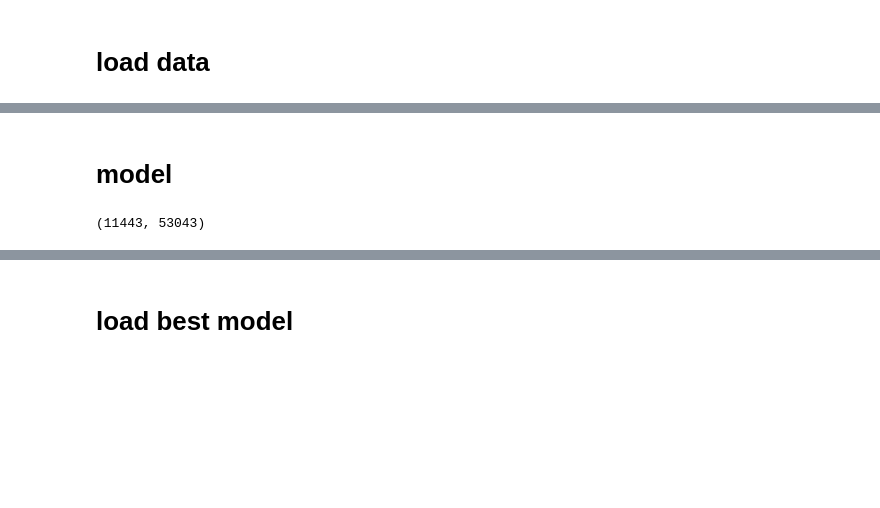
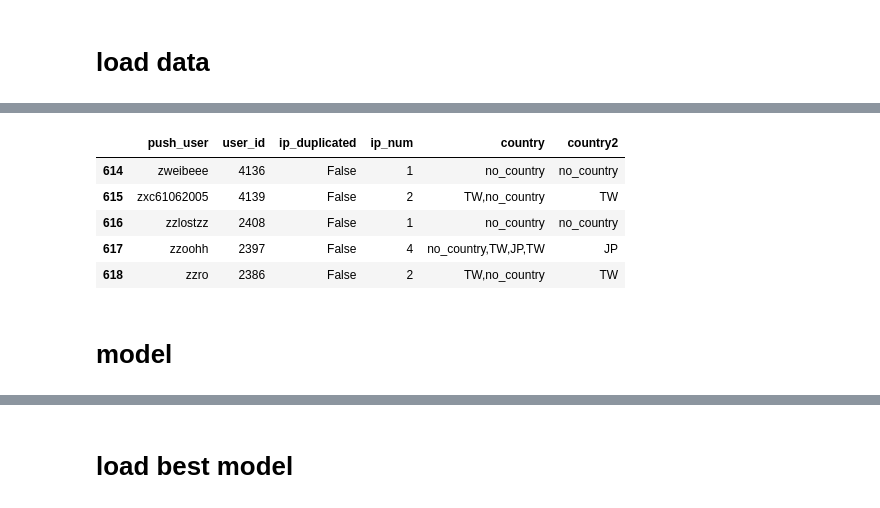
Before and after one commit to z76316/See26, a Jupyter notebook: model/user-embedding-by-recommender-system.ipynb, the cells around one changed output, grey strips where cells are left out. Cells and saved outputs as stored; diff of their text form; code cells hidden in the pictures; blank space fills up the shorter version.

```diff
--- a/model/user-embedding-by-recommender-system.ipynb
+++ b/model/user-embedding-by-recommender-system.ipynb
@@ -138,3 +272,24 @@ y_valid=[data_test.rating_clip.values]
+# %%
+def ip_help(ips):
+    for ip in ips:
+        if ('no' not in ip) and ('TW' not in ip): return ip
+
+    if ('TW' in ips): return 'TW'
+    return 'no_country'
+
+# ip_help(['no_country', 'TW','no_country'])
+
+df_ip3=df_ip2.groupby(['push_user','user_id','ip_duplicated','ip_num'])['country'].apply(lambda x: ','.join(x)).reset_index()
+df_ip3['country2']=df_ip3['country'].apply(lambda x: x.split(','))
+df_ip3['country2']=df_ip3['country2'].apply(lambda x: ip_help(x))
+df_ip3.tail()
+# %% [output]
+|  | push_user | user_id | ip_duplicated | ip_num | country | country2 |
+| 614 | zweibeee | 4136 | False | 1 | no_country | no_country |
+| 615 | zxc61062005 | 4139 | False | 2 | TW,no_country | TW |
+| 616 | zzlostzz | 2408 | False | 1 | no_country | no_country |
+| 617 | zzoohh | 2397 | False | 4 | no_country,TW,JP,TW | JP |
+| 618 | zzro | 2386 | False | 2 | TW,no_country | TW |
 # %% [markdown]
 # model
 # %%
@@ -147,6 +309,2 @@ get_custom_objects().update({"rmse": rmse})
-# %%
-len(movies),len(users)
-# %% [output]
-(11443, 53043)
 # %%
 input_length=1
```
Also changed, not shown: parts of 89 cells of this notebook, 5 other files.
